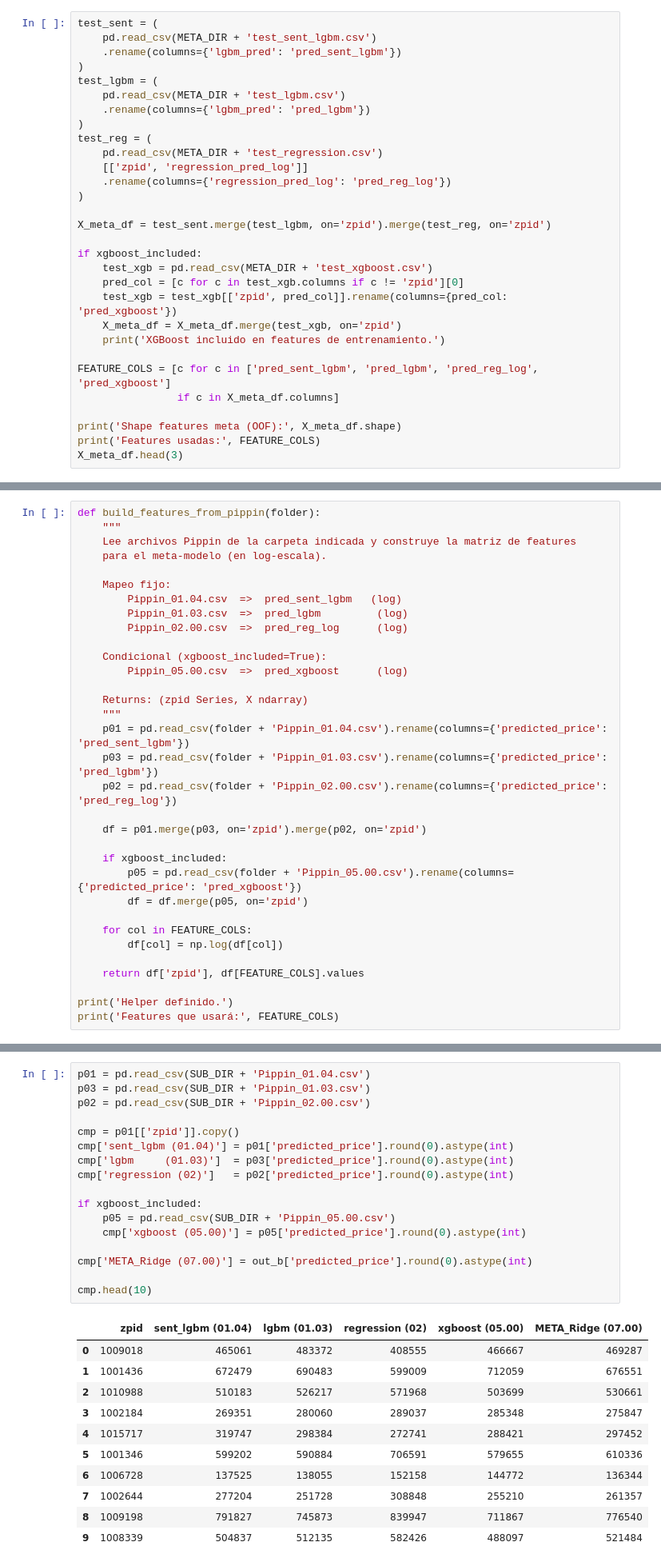
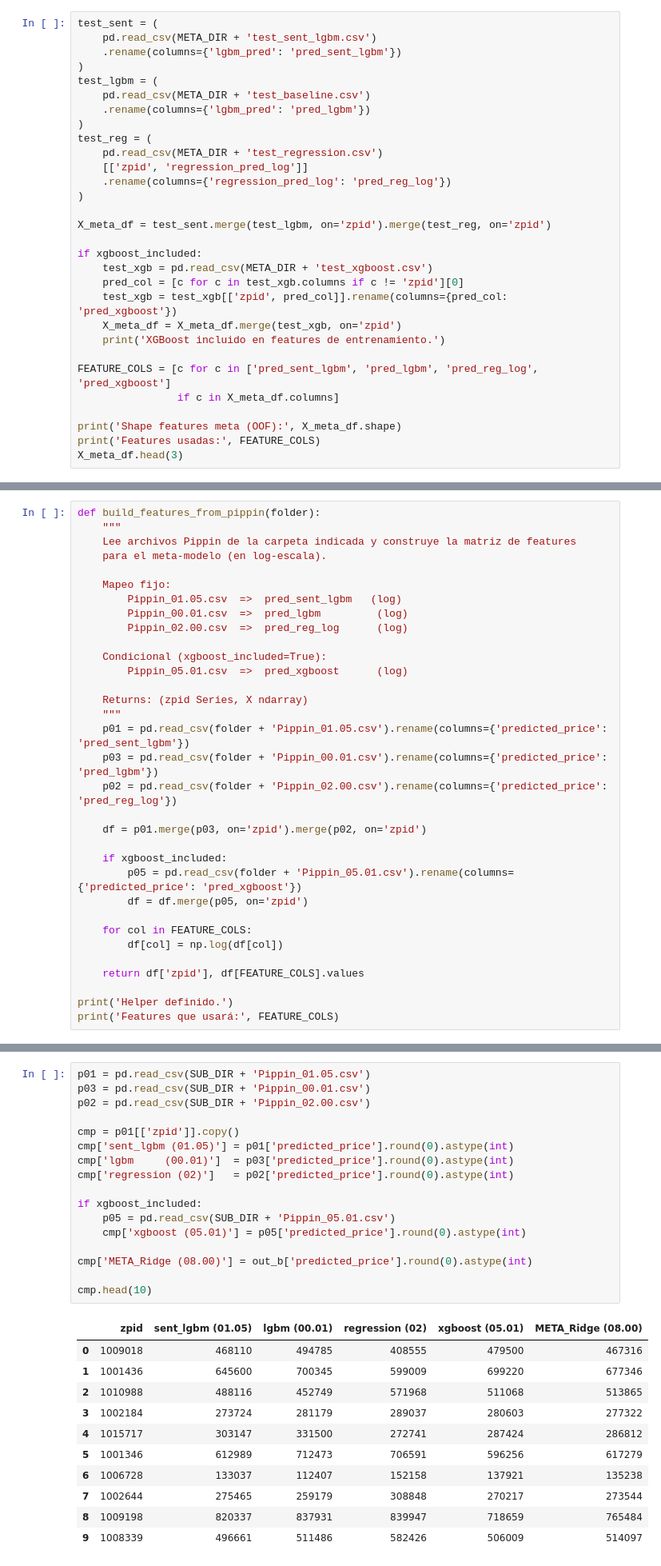
Before and after one commit to orcorsetti/UA_MDM_Labo2_RS, a Jupyter notebook: scripts/custom/04_Stacking.ipynb, the cells around one changed output, grey strips where cells are left out. Shown at 80% size. Drawn from its saved outputs; the diff is of its cells as text.

```diff
--- a/scripts/custom/04_Stacking.ipynb
+++ b/scripts/custom/04_Stacking.ipynb
@@ -68,7 +68,7 @@ test_sent = (
     .rename(columns={'lgbm_pred': 'pred_sent_lgbm'})
 )
 test_lgbm = (
-    pd.read_csv(META_DIR + 'test_lgbm.csv')
+    pd.read_csv(META_DIR + 'test_baseline.csv')
     .rename(columns={'lgbm_pred': 'pred_lgbm'})
 )
 test_reg = (
@@ -174,23 +173,23 @@ def build_features_from_pippin(folder):
     para el meta-modelo (en log-escala).
 
     Mapeo fijo:
-        Pippin_01.04.csv  =>  pred_sent_lgbm   (log)
-        Pippin_01.03.csv  =>  pred_lgbm         (log)
+        Pippin_01.05.csv  =>  pred_sent_lgbm   (log)
+        Pippin_00.01.csv  =>  pred_lgbm         (log)
         Pippin_02.00.csv  =>  pred_reg_log      (log)
 
     Condicional (xgboost_included=True):
-        Pippin_05.00.csv  =>  pred_xgboost      (log)
+        Pippin_05.01.csv  =>  pred_xgboost      (log)
 
     Returns: (zpid Series, X ndarray)
     """
-    p01 = pd.read_csv(folder + 'Pippin_01.04.csv').rename(columns={'predicted_price': 'pred_sent_lgbm'})
-    p03 = pd.read_csv(folder + 'Pippin_01.03.csv').rename(columns={'predicted_price': 'pred_lgbm'})
+    p01 = pd.read_csv(folder + 'Pippin_01.05.csv').rename(columns={'predicted_price': 'pred_sent_lgbm'})
+    p03 = pd.read_csv(folder + 'Pippin_00.01.csv').rename(columns={'predicted_price': 'pred_lgbm'})
     p02 = pd.read_csv(folder + 'Pippin_02.00.csv').rename(columns={'predicted_price': 'pred_reg_log'})
 
     df = p01.merge(p03, on='zpid').merge(p02, on='zpid')
 
     if xgboost_included:
-        p05 = pd.read_csv(folder + 'Pippin_05.00.csv').rename(columns={'predicted_price': 'pred_xgboost'})
+        p05 = pd.read_csv(folder + 'Pippin_05.01.csv').rename(columns={'predicted_price': 'pred_xgboost'})
         df = df.merge(p05, on='zpid')
 
     for col in FEATURE_COLS:
@@ -254,31 +253,31 @@ Guardado: d:\GitHub\UA_MDM_Labo2_RS\submissions\Pippin_07.00.csv  (5038 filas)
 # %% [markdown]
 ## 8. Comparación con modelos base (`submissions/`)
 # %%
-p01 = pd.read_csv(SUB_DIR + 'Pippin_01.04.csv')
-p03 = pd.read_csv(SUB_DIR + 'Pippin_01.03.csv')
+p01 = pd.read_csv(SUB_DIR + 'Pippin_01.05.csv')
+p03 = pd.read_csv(SUB_DIR + 'Pippin_00.01.csv')
 p02 = pd.read_csv(SUB_DIR + 'Pippin_02.00.csv')
 
 cmp = p01[['zpid']].copy()
-cmp['sent_lgbm (01.04)'] = p01['predicted_price'].round(0).astype(int)
-cmp['lgbm     (01.03)']  = p03['predicted_price'].round(0).astype(int)
+cmp['sent_lgbm (01.05)'] = p01['predicted_price'].round(0).astype(int)
+cmp['lgbm     (00.01)']  = p03['predicted_price'].round(0).astype(int)
 cmp['regression (02)']   = p02['predicted_price'].round(0).astype(int)
 
 if xgboost_included:
-    p05 = pd.read_csv(SUB_DIR + 'Pippin_05.00.csv')
-    cmp['xgboost (05.00)'] = p05['predicted_price'].round(0).astype(int)
+    p05 = pd.read_csv(SUB_DIR + 'Pippin_05.01.csv')
+    cmp['xgboost (05.01)'] = p05['predicted_price'].round(0).astype(int)
 
-cmp['META_Ridge (07.00)'] = out_b['predicted_price'].round(0).astype(int)
+cmp['META_Ridge (08.00)'] = out_b['predicted_price'].round(0).astype(int)
 
 cmp.head(10)
 # %% [output]
-|  | zpid | sent_lgbm (01.04) | lgbm (01.03) | regression (02) | xgboost (05.00) | META_Ridge (07.00) |
-| 0 | 1009018 | 465061 | 483372 | 408555 | 466667 | 469287 |
-| 1 | 1001436 | 672479 | 690483 | 599009 | 712059 | 676551 |
-| 2 | 1010988 | 510183 | 526217 | 571968 | 503699 | 530661 |
-| 3 | 1002184 | 269351 | 280060 | 289037 | 285348 | 275847 |
-| 4 | 1015717 | 319747 | 298384 | 272741 | 288421 | 297452 |
-| 5 | 1001346 | 599202 | 590884 | 706591 | 579655 | 610336 |
-| 6 | 1006728 | 137525 | 138055 | 152158 | 144772 | 136344 |
-| 7 | 1002644 | 277204 | 251728 | 308848 | 255210 | 261357 |
-| 8 | 1009198 | 791827 | 745873 | 839947 | 711867 | 776540 |
-| 9 | 1008339 | 504837 | 512135 | 582426 | 488097 | 521484 |
+|  | zpid | sent_lgbm (01.05) | lgbm (00.01) | regression (02) | xgboost (05.01) | META_Ridge (08.00) |
+| 0 | 1009018 | 468110 | 494785 | 408555 | 479500 | 467316 |
+| 1 | 1001436 | 645600 | 700345 | 599009 | 699220 | 677346 |
+| 2 | 1010988 | 488116 | 452749 | 571968 | 511068 | 513865 |
+| 3 | 1002184 | 273724 | 281179 | 289037 | 280603 | 277322 |
+| 4 | 1015717 | 303147 | 331500 | 272741 | 287424 | 286812 |
+| 5 | 1001346 | 612989 | 712473 | 706591 | 596256 | 617279 |
+| 6 | 1006728 | 133037 | 112407 | 152158 | 137921 | 135238 |
+| 7 | 1002644 | 275465 | 259179 | 308848 | 270217 | 273544 |
+| 8 | 1009198 | 820337 | 837931 | 839947 | 718659 | 765484 |
+| 9 | 1008339 | 496661 | 511486 | 582426 | 506009 | 514097 |
```
Also changed, not shown: parts of 7 cells of this notebook, 16 other files.
